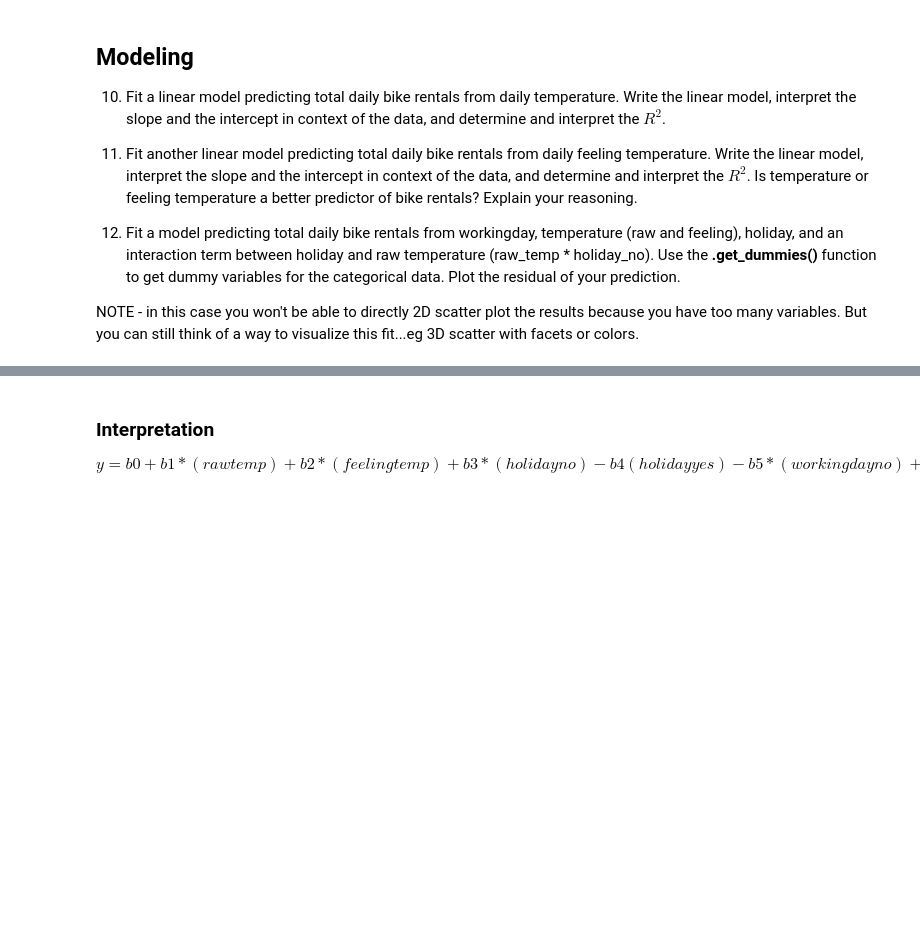
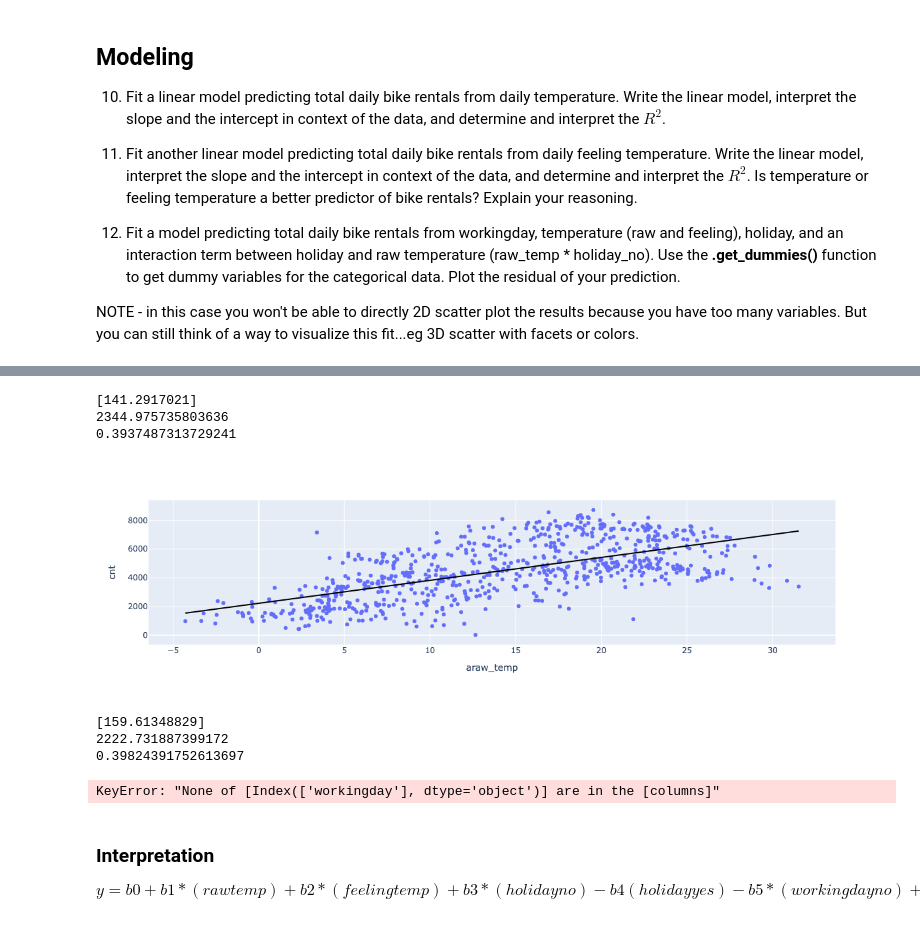
Before and after one commit to DCard2512/DATA101_Diego_Cardenas_Code, a Jupyter notebook: Day17/Day17-HW.ipynb, the cells around one changed output, grey strips where cells are left out. Drawn from its saved outputs; the diff is of its cells as text; code cells hidden in the pictures; blank space fills up the shorter version.

```diff
--- a/Day17/Day17-HW.ipynb
+++ b/Day17/Day17-HW.ipynb
@@ -239,7 +257,46 @@ NOTE - in this case you won't be able to directly 2D scatter plot the results be
+# %%
+print(LM.coef_)
+print(LM.intercept_)
+print(LM.score(X,y))
+
+#We expect an increase of 141 people to rent a bike for each degree and expect 2344 rentals on a day at 0 C
+# %% [output]
+[141.2917021]
+2344.975735803636
+0.3937487313729241
 # %%
 # Redo - linear model cnt vs feeling_temp
+lin = DF[['cnt', 'araw_temp']]
+
+X = lin['araw_temp'].values.reshape(-1,1)
+y = lin['cnt']
+
+LM = LinearRegression()
+LM.fit(X,y)
+
+lin['prediction'] = LM.predict(X)
+fig = px.scatter(lin,x='araw_temp',y='cnt')
+
+fig.add_trace(px.line(lin,x='araw_temp',y='prediction',color_discrete_sequence=['black']).data[0])
+
+fig.show()
+# %% [output]
+[figure, added]
+# %%
+print(LM.coef_)
+print(LM.intercept_)
+print(LM.score(X,y))
+
+#We expect an increase of 159 people to rent a bike for each degree and expect 2222 rentals on a day at 0 C of feeling temp. We would expect more people to come in dpeending onf the feeling temp
+# %% [output]
+[159.61348829]
+2222.731887399172
+0.39824391752613697
 # %%
 # Multivariable model with dummies - cnt from workingday, temperature (raw and feeling), holiday, and an interaction term
+DF = pd.get_dummies(lin,columns=['workingday'],dtype = object)
+# %% [output]
+KeyError: "None of [Index(['workingday'], dtype='object')] are in the [columns]"
 # %% [markdown]
 ### Interpretation
 
```
Also changed, not shown: parts of 2 cells of this notebook, 7 other files.
